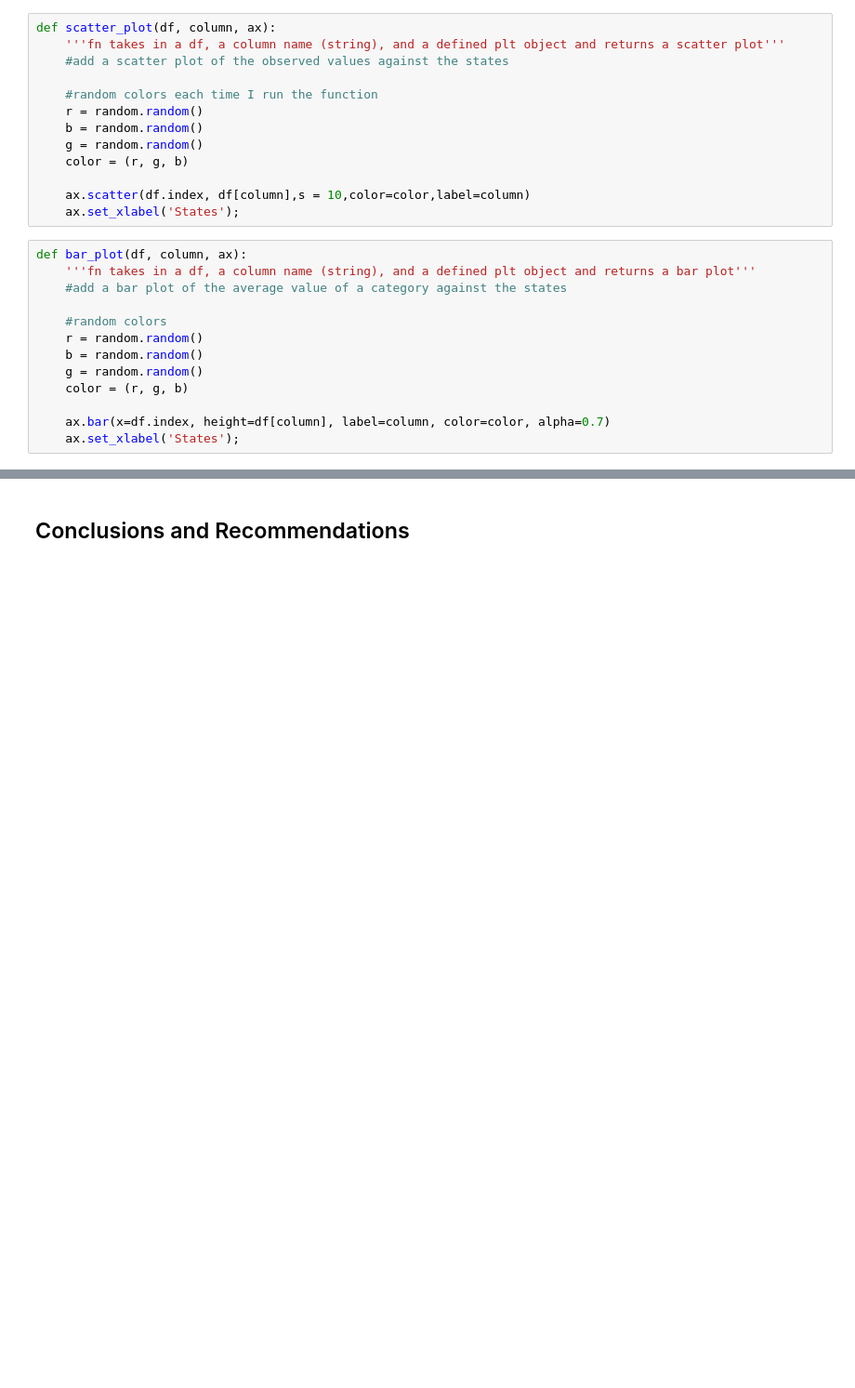
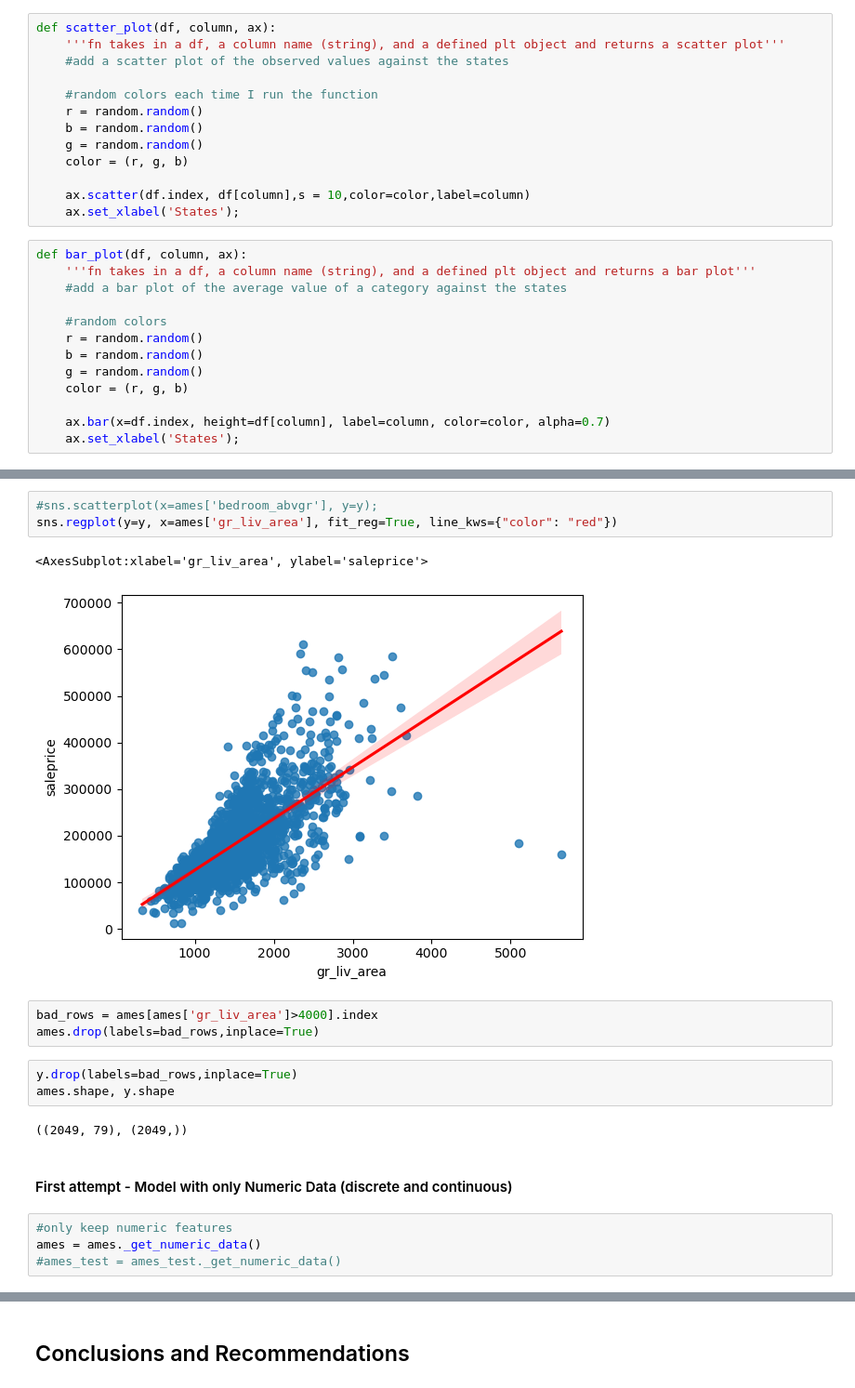
Before and after one commit to jahnavi-kal/housing-price-regression, a Jupyter notebook: P2-starter-code.ipynb, the cells around one changed output, grey strips where cells are left out. Shown at 93% size. Saved outputs shown, nothing was run; the diff lists cells and outputs as text; blank space fills up the shorter version.

Commit message:
12-5-22-model1

```diff
--- a/P2-starter-code.ipynb
+++ b/P2-starter-code.ipynb
@@ -310,0 +285,20 @@ def bar_plot(df, column, ax):
+# %%
+#sns.scatterplot(x=ames['bedroom_abvgr'], y=y);
+sns.regplot(y=y, x=ames['gr_liv_area'], fit_reg=True, line_kws={"color": "red"})
+# %% [output]
+<AxesSubplot:xlabel='gr_liv_area', ylabel='saleprice'>
+[figure, added]
+# %%
+bad_rows = ames[ames['gr_liv_area']>4000].index
+ames.drop(labels=bad_rows,inplace=True)
+# %%
+y.drop(labels=bad_rows,inplace=True)
+ames.shape, y.shape
+# %% [output]
+((2049, 79), (2049,))
+# %% [markdown]
+#### First attempt - Model with only Numeric Data (discrete and continuous)
+# %%
+#only keep numeric features
+ames = ames._get_numeric_data()
+#ames_test = ames_test._get_numeric_data()
```
Also changed, not shown: parts of 42 cells of this notebook, 1 other file.
